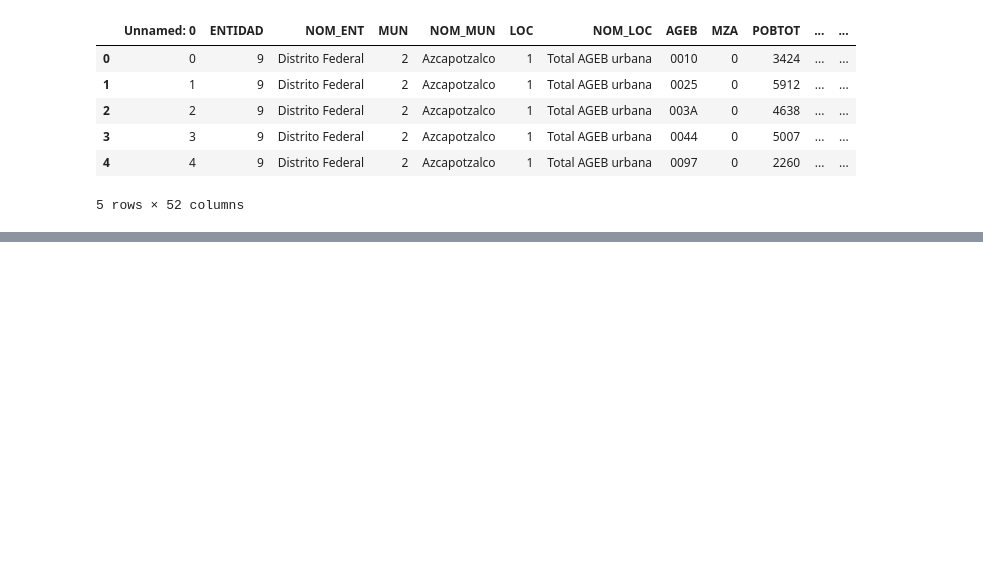
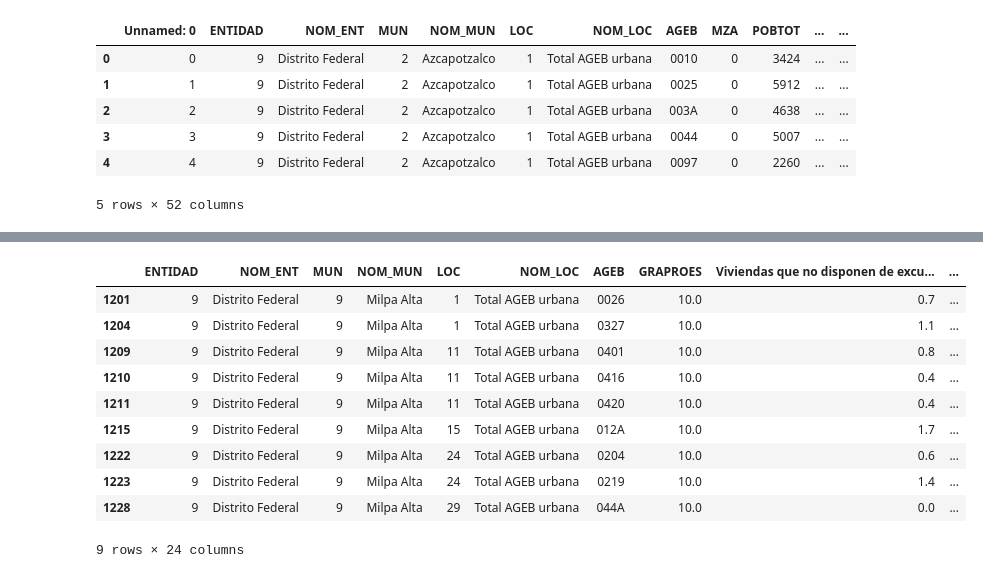
Before and after one commit to Iarmas/Project-1, a Jupyter notebook: NivelSocioeconomico/Nivel_Socio.ipynb, the cells around one changed output, grey strips where cells are left out. Saved outputs shown, nothing was run; the diff lists cells and outputs as text; code cells hidden in the pictures; blank space fills up the shorter version.

```diff
--- a/NivelSocioeconomico/Nivel_Socio.ipynb
+++ b/NivelSocioeconomico/Nivel_Socio.ipynb
@@ -36,0 +135,23 @@ readF
+# %%
+rangos = ["0 a 10%", "11% a 20%", "21% a 30%", "31% a 40%", "41% a 50%", "51% a 60%", "61% a 70%", "71% a 80%", "81% a 90%", "91% a 100%"]
+bin = [-1, 10, 20, 30, 40, 50, 60, 70, 80, 90, 100]
+
+i = 9
+
+for title in keys[8:]:
+    max_graproes.insert(i, "Rango percentil", pd.cut(max_graproes[title], bin, labels=rangos), True)
+    i += 2
+
+max_graproes
+# %% [output]
+|  | ENTIDAD | NOM_ENT | MUN | NOM_MUN | LOC | NOM_LOC | AGEB | GRAPROES | Viviendas que no disponen de excu... | ... |
+| 1201 | 9 | Distrito Federal | 9 | Milpa Alta | 1 | Total AGEB urbana | 0026 | 10.0 | 0.7 | ... |
+| 1204 | 9 | Distrito Federal | 9 | Milpa Alta | 1 | Total AGEB urbana | 0327 | 10.0 | 1.1 | ... |
+| 1209 | 9 | Distrito Federal | 9 | Milpa Alta | 11 | Total AGEB urbana | 0401 | 10.0 | 0.8 | ... |
+| 1210 | 9 | Distrito Federal | 9 | Milpa Alta | 11 | Total AGEB urbana | 0416 | 10.0 | 0.4 | ... |
+| 1211 | 9 | Distrito Federal | 9 | Milpa Alta | 11 | Total AGEB urbana | 0420 | 10.0 | 0.4 | ... |
+| 1215 | 9 | Distrito Federal | 9 | Milpa Alta | 15 | Total AGEB urbana | 012A | 10.0 | 1.7 | ... |
+| 1222 | 9 | Distrito Federal | 9 | Milpa Alta | 24 | Total AGEB urbana | 0204 | 10.0 | 0.6 | ... |
+| 1223 | 9 | Distrito Federal | 9 | Milpa Alta | 24 | Total AGEB urbana | 0219 | 10.0 | 1.4 | ... |
+| 1228 | 9 | Distrito Federal | 9 | Milpa Alta | 29 | Total AGEB urbana | 044A | 10.0 | 0.0 | ... |
+9 rows × 24 columns
```
Also changed, not shown: parts of 12 cells of this notebook.
